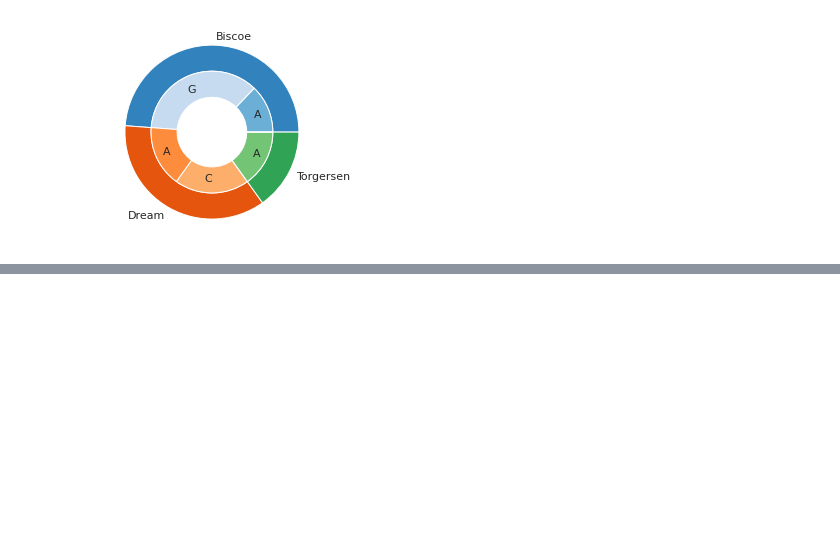
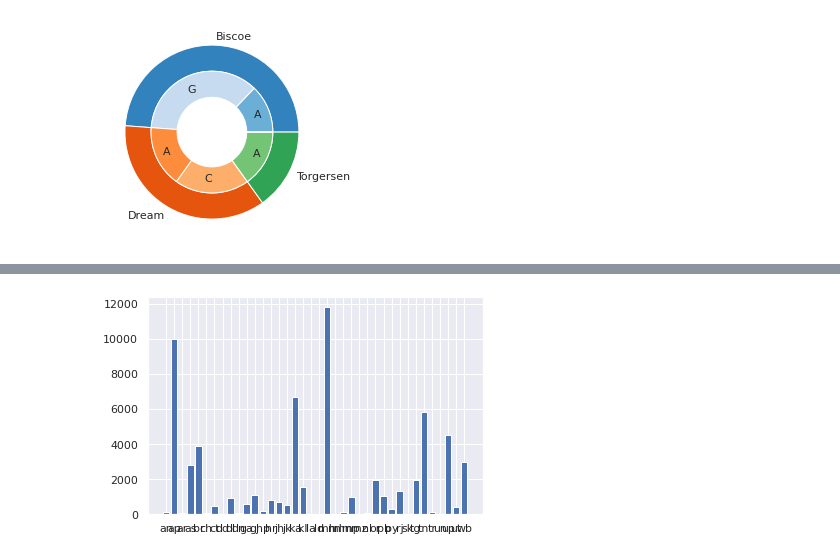
Before and after one commit to swami-gait/Foundations_of_datascience, a Jupyter notebook: FDS_WK12_DataViz.ipynb, the cells around one changed output, grey strips where cells are left out. Drawn from its saved outputs; the diff is of its cells as text; code cells hidden in the pictures; blank space fills up the shorter version.

```diff
--- a/FDS_WK12_DataViz.ipynb
+++ b/FDS_WK12_DataViz.ipynb
@@ -144,6 +144,9 @@ import matplotlib.pyplot as plt
 import seaborn as sns
 import urllib.request
 import json
+from matplotlib import style
+plt.style.use(['dark_background'])
+sns.set(color_codes=True)
 # %%
 url = 'https://api.covid19india.org/states_daily.json'
 urllib.request.urlretrieve(url,'data.json');
@@ -151,3 +154,10 @@ with open('data.json') as f:
     data = json.load(f)
 data = data['states_daily']
 df = pd.json_normalize(data)
+# %%
+df_ = df.tail(3)
+df_.drop('date',axis=1,inplace=True)
+df_.set_index('status',inplace=True)
+df_=df_.T
+df_ = df_.apply(pd.to_numeric)
+df_.drop('tt',inplace=True)
@@ -153,0 +178,4 @@ df = pd.json_normalize(data)
+# %%
+plt.bar(df_.index,df_.Confirmed);
+# %% [output]
+[figure, added]
```
Also changed, not shown: parts of 9 cells of this notebook.
